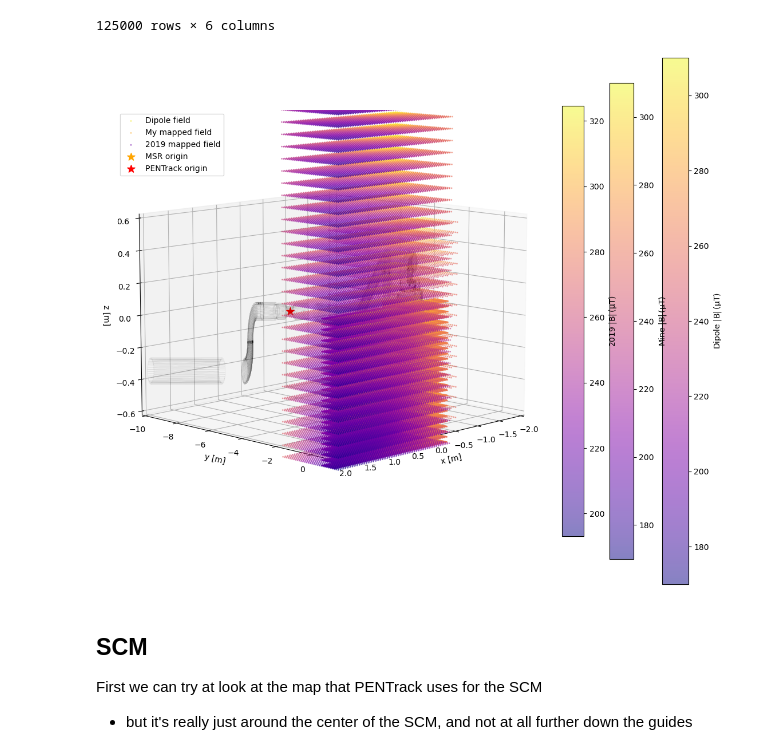
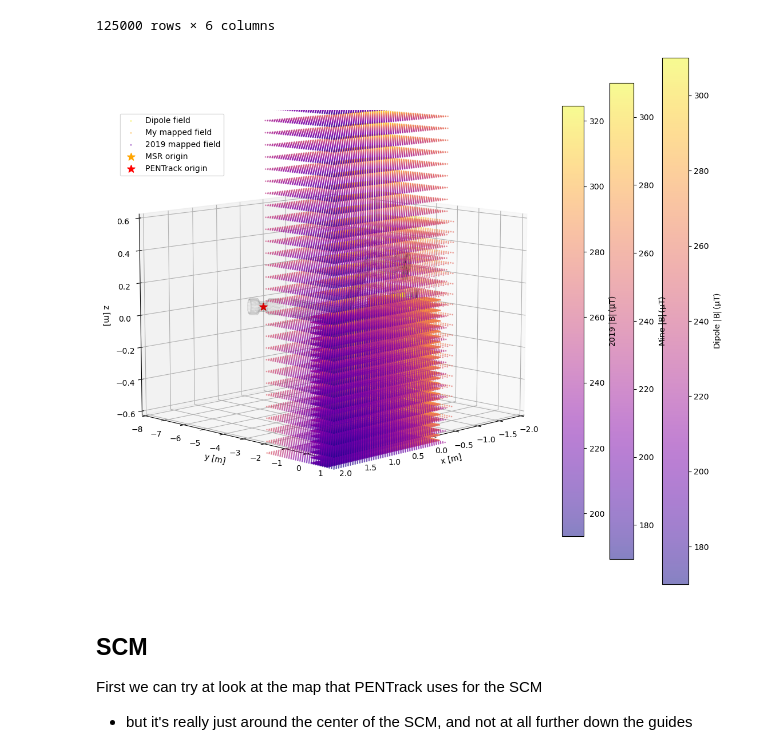
Before and after one commit to eklem1/AdiabaticSpinTransp, a Jupyter notebook: CollectingFields.ipynb, the cells around one changed output. Cells and saved outputs as stored; diff of their text form; code cells hidden in the pictures.

```diff
--- a/CollectingFields.ipynb
+++ b/CollectingFields.ipynb
@@ -212,40 +212,45 @@ Q_myMapping = axes.scatter(data_myMapping2022['x']/100, data_myMapping2022['y']/
                            alpha=0.5, cmap='plasma', label="My mapped field",
                            vmin=170, vmax=310)
 
 Q_2019Mapping = axes.scatter(data_Mapping2019['x']/100, data_Mapping2019['y']/100,
                            data_Mapping2019['z']/100, c=data_Mapping2019['B'], s=1,
                            alpha=0.5, cmap='plasma', label="2019 mapped field")
                            #vmin=170, vmax=310)
 
 cbar1 = fig.colorbar(Q_myMapping, label='Mine $\mathsf{|B|\,(\mu T)}$', fraction=0.046)#, cax=cax)
 cbar2 = fig.colorbar(Q_2019Mapping, label='2019 $\mathsf{|B|\,(\mu T)}$', fraction=0.046)#, cax=cax)
 
-#loads all the file I have in this folder as STLs
-STLpath = '../MesonMagMapping/PrettyPlotTools/STLsToGraph_F_MSR'
-stl_array = os.listdir(STLpath)
-
 axes.scatter(0, 0, 0, marker="*", s=100, color="orange", label="MSR origin")
 axes.scatter(0.223, -6.489, 0, marker="*", s=100, color="red",
              label="PENTrack origin")
 
+#loads all the file I have in this folder as STLs
+STLpath = '../MesonMagMapping/PrettyPlotTools/STLsToGraph_F_MSR'
+stl_array = np.array(os.listdir(STLpath))
+
+# to cut out some unness stls
+mask = np.ones(len(stl_array))
+mask[[2,3,6,7,9,11,12]] = 0
+mask = np.array(mask, dtype='bool')
+stl_array = stl_array[mask]
+
 for STLfile in stl_array:
-#     print(STLfile)
     ppf.graphSTL(STLpath+'/'+STLfile, axes)
 
 axes.view_init(elev=10., azim=45)
 # axes.view_init(elev=90., azim=-90) #top view
 axes.set_xlim(-2, 2)
-axes.set_ylim(-10, 1)
+axes.set_ylim(-8, 1)
 axes.set_zlim(-0.6, 0.6)
 
 axes.set_xlabel('x [m]')
 axes.set_ylabel('y [m]')
 axes.set_zlabel('z [m]')
 axes.legend()
 
 plt.show()
 # %% [output]
-[figure, old version]
+[figure, new version]
 # %% [markdown]
 ## SCM
 
```
Also changed, not shown: parts of 2 cells of this notebook, 1 other file.
